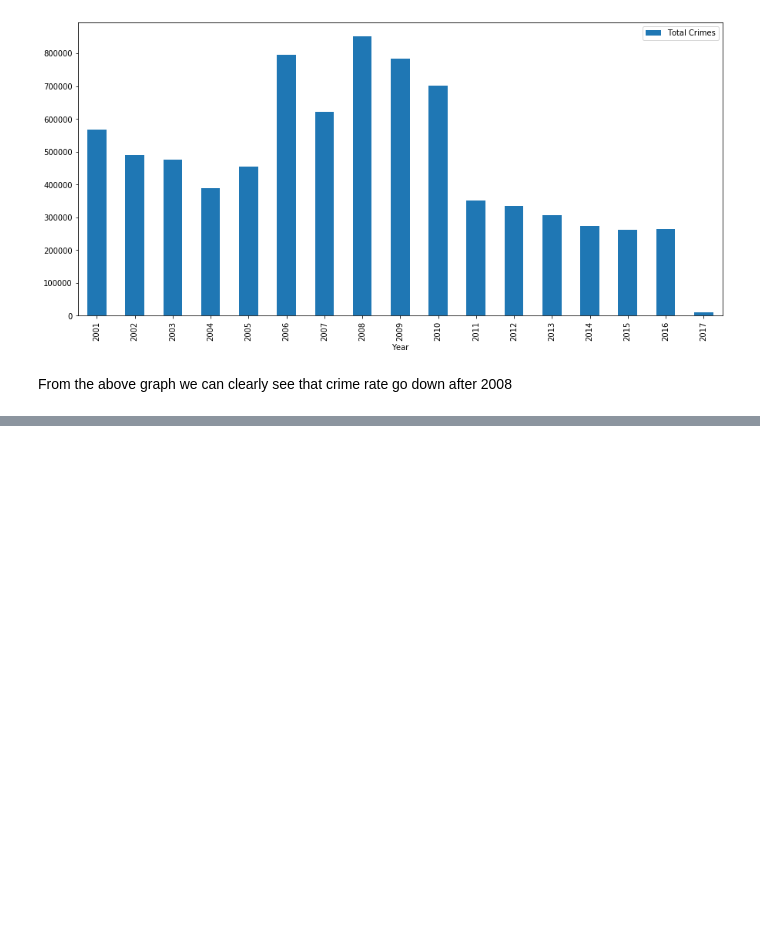
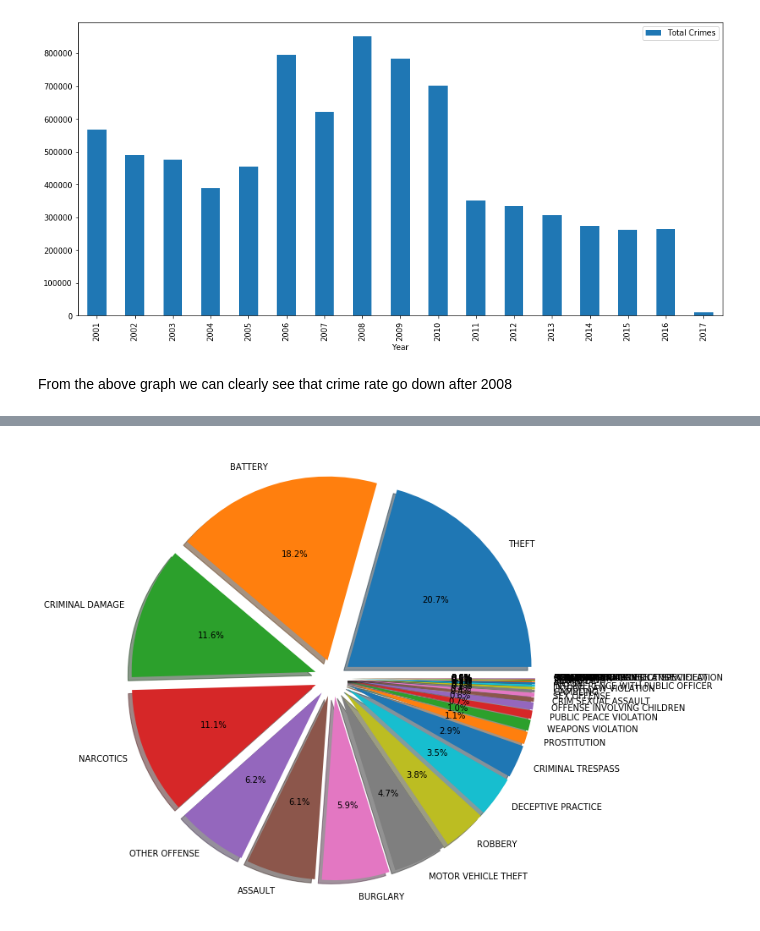
Before and after one commit to ABDULSABOOR1995/Exploratory-Data-Analysis-of-Chicago-Crime-data, a Jupyter notebook: Analysis of Chicago Crime Data.ipynb, the cells around one changed output, grey strips where cells are left out. Cells and saved outputs as stored; diff of their text form; code cells hidden in the pictures; blank space fills up the shorter version.

```diff
--- a/Analysis of Chicago Crime Data.ipynb
+++ b/Analysis of Chicago Crime Data.ipynb
@@ -385,0 +610,5 @@ From the above graph we can clearly see that crime rate go down after 2008
+# %%
+total_crimes_of_a_crime_type = crime_data['Primary Type'].value_counts().to_frame()
+total_crimes_of_a_crime_type.reset_index(inplace = True)
+total_crimes_of_a_crime_type.columns = ['Crime Category', 'Count']
+total_crimes_of_a_crime_type
@@ -385,0 +670,12 @@ From the above graph we can clearly see that crime rate go down after 2008
+# %%
+import matplotlib.pyplot as plt
+count = total_crimes_of_a_crime_type['Count']
+labels = total_crimes_of_a_crime_type['Crime Category']
+explode = np.full((35), 0.1)
+plt.figure(figsize=(16,10))
+#plt.pie(sizes, labels=labels, autopct='%1.0f%%', pctdistance=1.1, labeldistance=1.2)
+plt.pie(count, labels = labels, autopct='%1.1f%%',explode=explode, shadow = 'black')
+
+plt.show()
+# %% [output]
+[figure, added]
```
Also changed, not shown: parts of 42 cells of this notebook.
